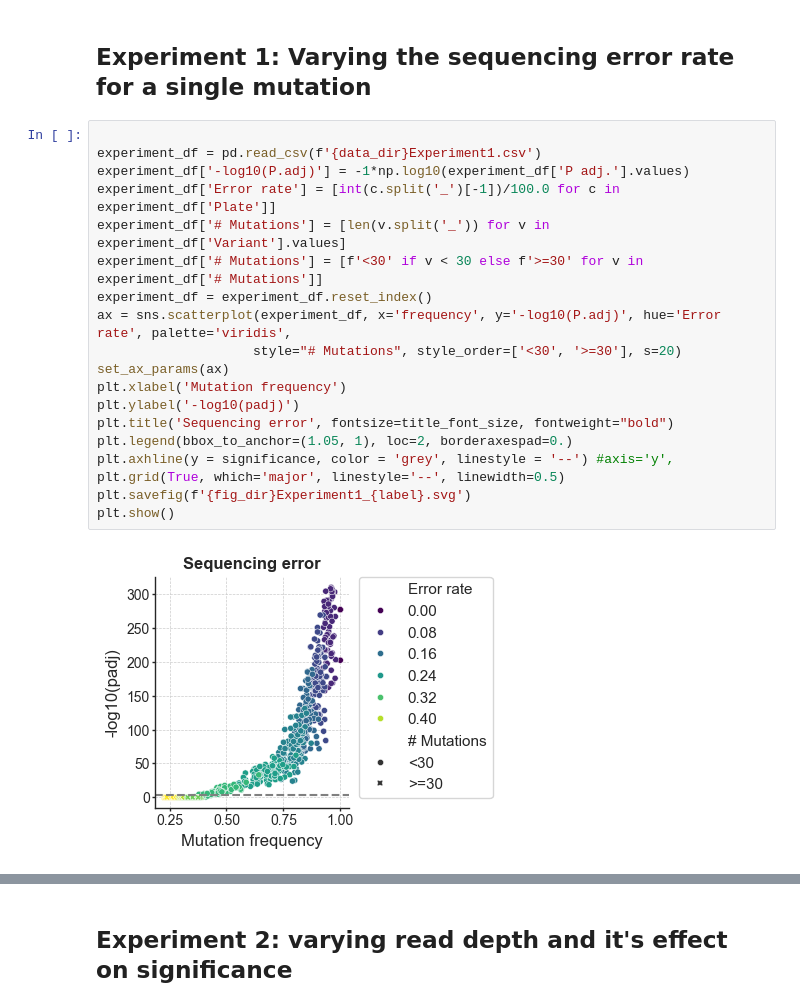
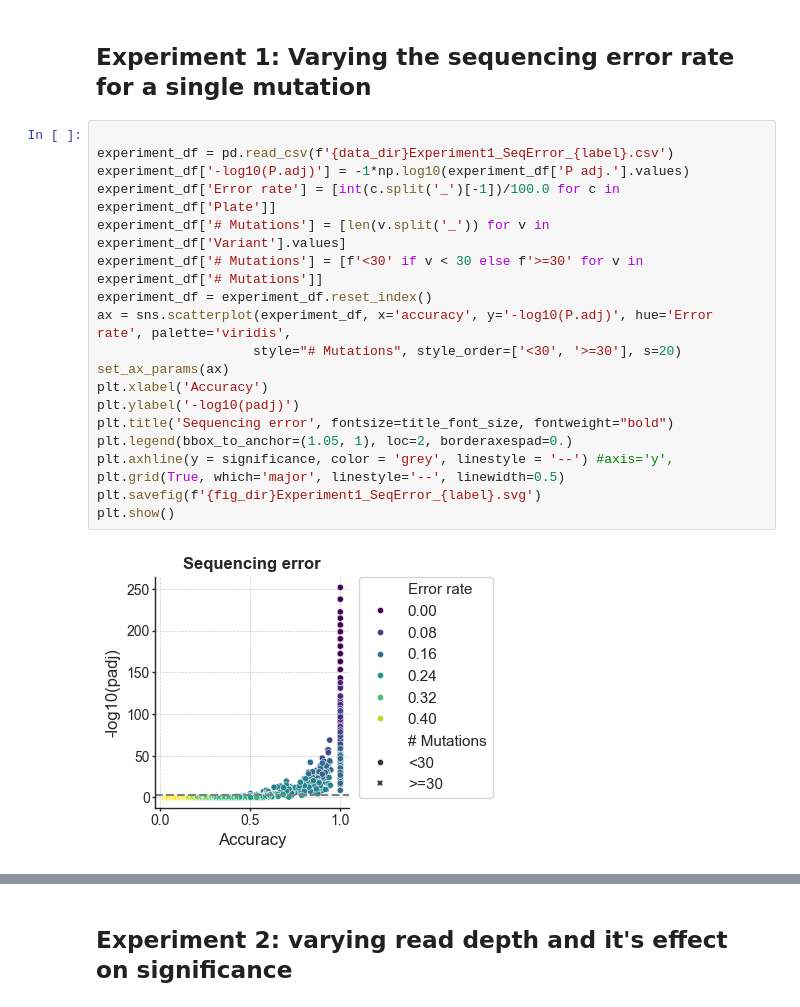
Before and after one commit to fhalab/LevSeq, a Jupyter notebook: simulation/ParLQ ePCR Figures.ipynb, the cells around one changed output, grey strips where cells are left out. Cells and saved outputs as stored; diff of their text form.

```diff
--- a/simulation/ParLQ ePCR Figures.ipynb
+++ b/simulation/ParLQ ePCR Figures.ipynb
@@ -81,22 +85,22 @@ significance = -1*np.log10(0.001)
 ## Experiment 1: Varying the sequencing error rate for a single mutation
 # %%
 
-experiment_df = pd.read_csv(f'{data_dir}Experiment1.csv')
+experiment_df = pd.read_csv(f'{data_dir}Experiment1_SeqError_{label}.csv')
 experiment_df['-log10(P.adj)'] = -1*np.log10(experiment_df['P adj.'].values)
 experiment_df['Error rate'] = [int(c.split('_')[-1])/100.0 for c in experiment_df['Plate']]
 experiment_df['# Mutations'] = [len(v.split('_')) for v in experiment_df['Variant'].values]
 experiment_df['# Mutations'] = [f'<30' if v < 30 else f'>=30' for v in experiment_df['# Mutations']]
 experiment_df = experiment_df.reset_index()
-ax = sns.scatterplot(experiment_df, x='frequency', y='-log10(P.adj)', hue='Error rate', palette='viridis',
+ax = sns.scatterplot(experiment_df, x='accuracy', y='-log10(P.adj)', hue='Error rate', palette='viridis',
                     style="# Mutations", style_order=['<30', '>=30'], s=20)
 set_ax_params(ax)
-plt.xlabel('Mutation frequency')
+plt.xlabel('Accuracy')
 plt.ylabel('-log10(padj)')
 plt.title('Sequencing error', fontsize=title_font_size, fontweight="bold")
 plt.legend(bbox_to_anchor=(1.05, 1), loc=2, borderaxespad=0.)
 plt.axhline(y = significance, color = 'grey', linestyle = '--') #axis='y',
 plt.grid(True, which='major', linestyle='--', linewidth=0.5)
-plt.savefig(f'{fig_dir}Experiment1_{label}.svg')
+plt.savefig(f'{fig_dir}Experiment1_SeqError_{label}.svg')
 plt.show()
 # %% [output]
-[figure, old version]
+[figure, new version]
```
Also changed, not shown: parts of 30 cells of this notebook, 5 other files.
